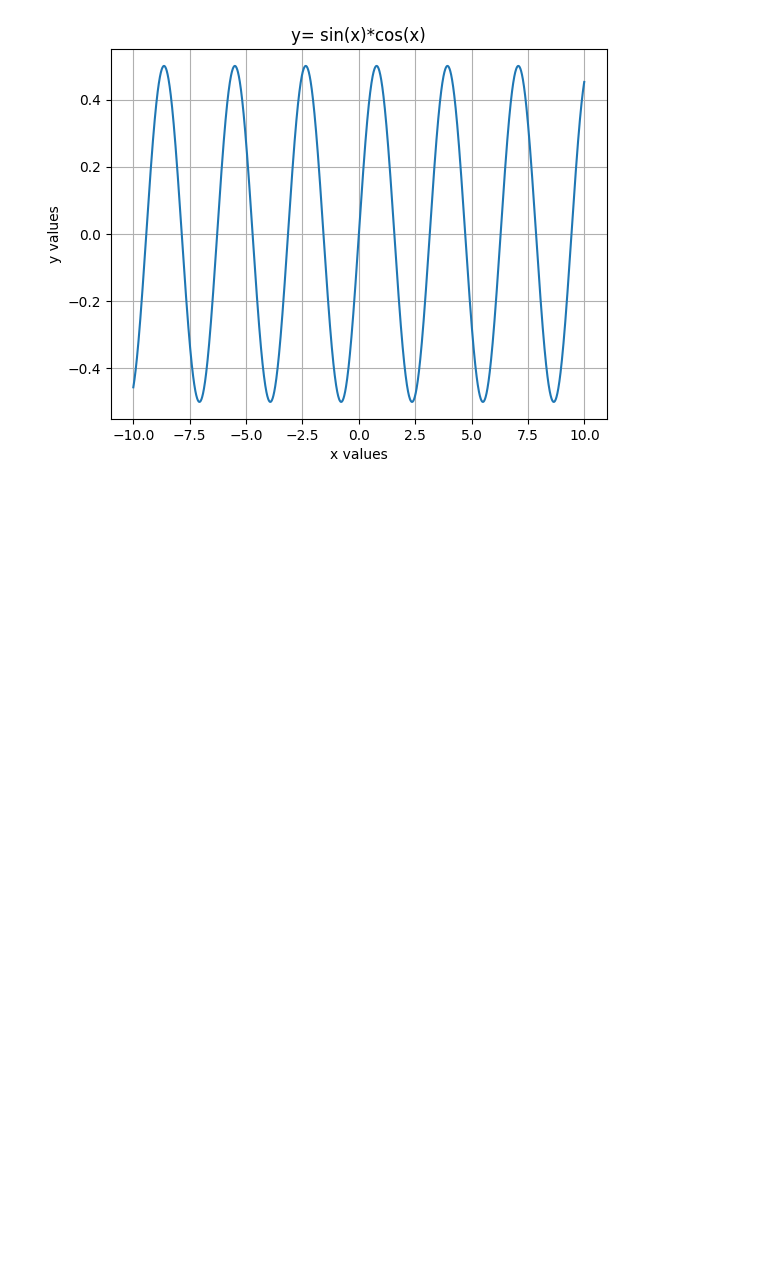
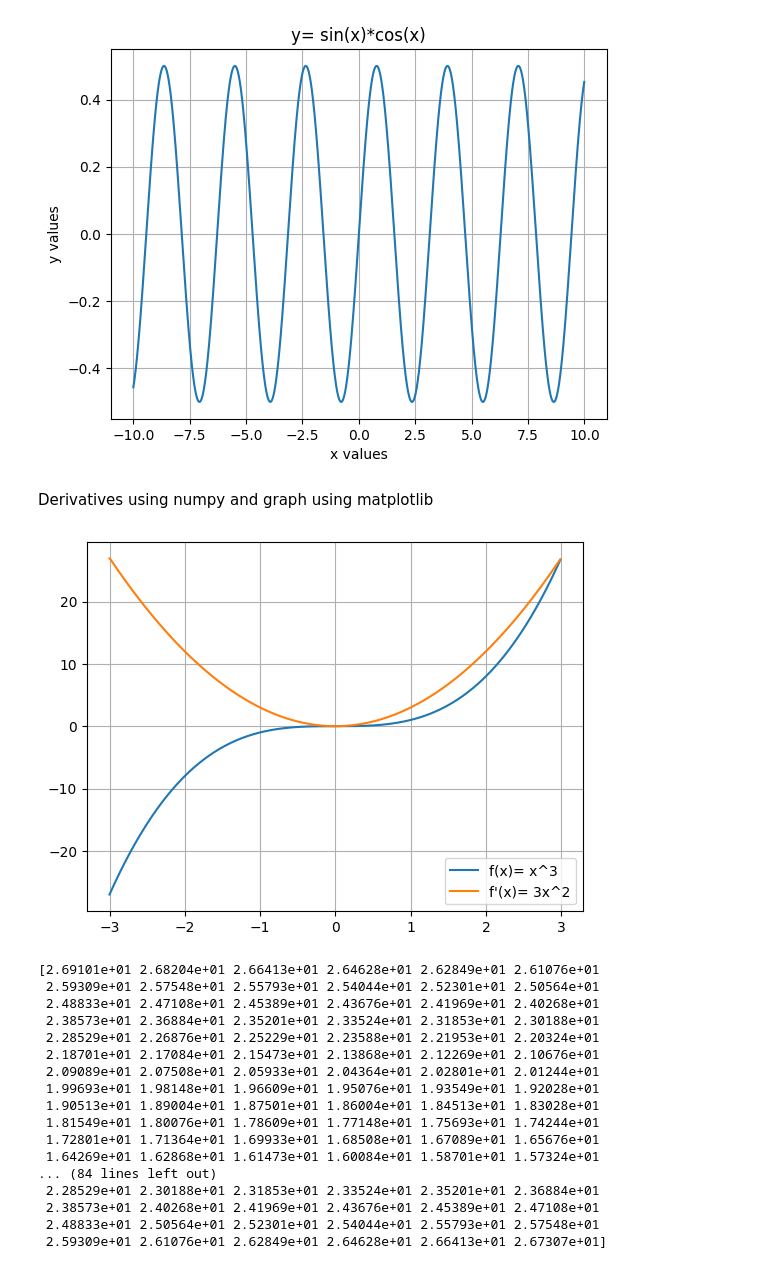
Before and after one commit to hossaintaufiq/AI_and_Machine_Learning, a Jupyter notebook: Nural Network/numpy_playgraound.ipynb, the cells around one changed output. Cells and saved outputs as stored; diff of their text form; code cells hidden in the pictures; blank space fills up the shorter version.

```diff
--- a/Nural Network/numpy_playgraound.ipynb
+++ b/Nural Network/numpy_playgraound.ipynb
@@ -144,3 +144,40 @@ plt.grid()
 plt.show()
 # %% [output]
 [figure]
+# %% [markdown]
+Derivatives using numpy and graph using matplotlib
+# %%
+x= np.arange(-3,3,.01)
+
+#original function
+y = x**3
+
+#Numerical derivative
+dy_dx= np.gradient(y,x)
+
+plt.plot(x,y, label= 'f(x)= x^3')
+plt.plot(x,dy_dx, label= "f'(x)= 3x^2")
+plt.legend()
+plt.grid()
+plt.show()
+
+print(dy_dx)
+# %% [output]
+[figure, added]
+[2.69101e+01 2.68204e+01 2.66413e+01 2.64628e+01 2.62849e+01 2.61076e+01
+ 2.59309e+01 2.57548e+01 2.55793e+01 2.54044e+01 2.52301e+01 2.50564e+01
+ 2.48833e+01 2.47108e+01 2.45389e+01 2.43676e+01 2.41969e+01 2.40268e+01
+ 2.38573e+01 2.36884e+01 2.35201e+01 2.33524e+01 2.31853e+01 2.30188e+01
+ 2.28529e+01 2.26876e+01 2.25229e+01 2.23588e+01 2.21953e+01 2.20324e+01
+ 2.18701e+01 2.17084e+01 2.15473e+01 2.13868e+01 2.12269e+01 2.10676e+01
+ 2.09089e+01 2.07508e+01 2.05933e+01 2.04364e+01 2.02801e+01 2.01244e+01
+ 1.99693e+01 1.98148e+01 1.96609e+01 1.95076e+01 1.93549e+01 1.92028e+01
+ 1.90513e+01 1.89004e+01 1.87501e+01 1.86004e+01 1.84513e+01 1.83028e+01
+ 1.81549e+01 1.80076e+01 1.78609e+01 1.77148e+01 1.75693e+01 1.74244e+01
+ 1.72801e+01 1.71364e+01 1.69933e+01 1.68508e+01 1.67089e+01 1.65676e+01
+ 1.64269e+01 1.62868e+01 1.61473e+01 1.60084e+01 1.58701e+01 1.57324e+01
+... (84 lines left out)
+ 2.28529e+01 2.30188e+01 2.31853e+01 2.33524e+01 2.35201e+01 2.36884e+01
+ 2.38573e+01 2.40268e+01 2.41969e+01 2.43676e+01 2.45389e+01 2.47108e+01
+ 2.48833e+01 2.50564e+01 2.52301e+01 2.54044e+01 2.55793e+01 2.57548e+01
+ 2.59309e+01 2.61076e+01 2.62849e+01 2.64628e+01 2.66413e+01 2.67307e+01]
```
Also changed, not shown: parts of 1 cell of this notebook, 1 other file.
